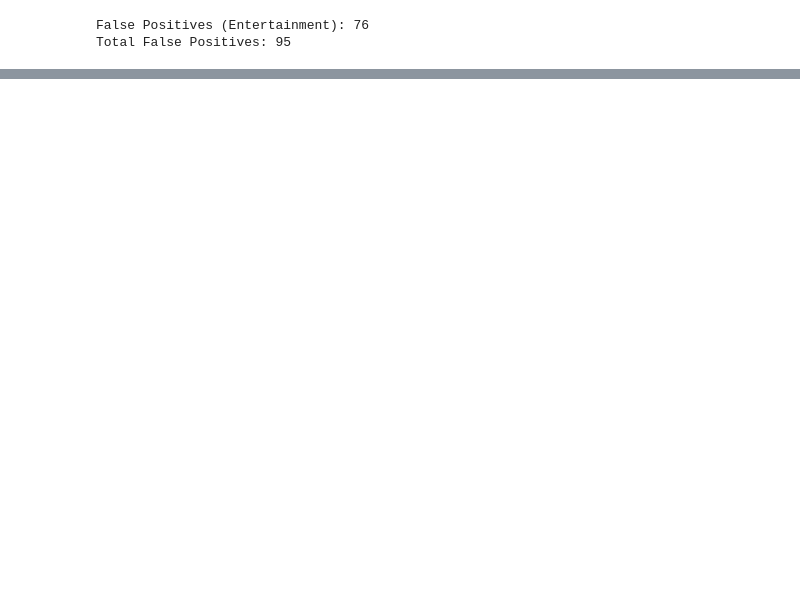
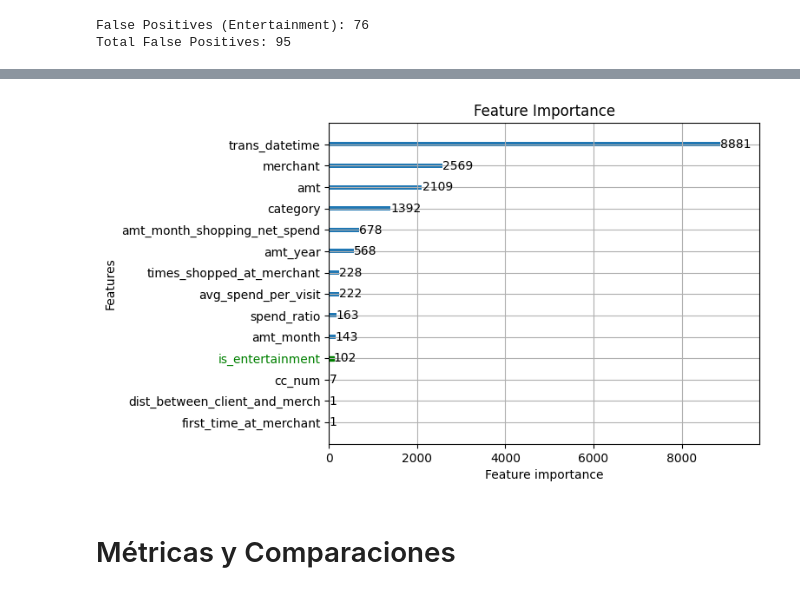
Before and after one commit to AleMar21430/Plus-TI-1, a Jupyter notebook: Target Feature.ipynb, the cells around one changed output, grey strips where cells are left out. Cells and saved outputs as stored; diff of their text form; code cells hidden in the pictures; blank space fills up the shorter version.

```diff
--- a/Target Feature.ipynb
+++ b/Target Feature.ipynb
@@ -175,0 +187,15 @@ lgb.plot_importance(model, max_num_features=20)
+# %%
+train_data = lgb.Dataset(X_train, label=y_train)
+valid_data = lgb.Dataset(X_test, label=y_test)
+
+all_model = lgb.train(
+	params,
+	train_data,
+	valid_sets=[valid_data],
+	num_boost_round=2000,
+	feval = feval_fp_penalty,
+	callbacks=[
+		lgb.early_stopping(100),
+		lgb.log_evaluation(100)
+	]
+)
@@ -175,0 +214,10 @@ lgb.plot_importance(model, max_num_features=20)
+# %%
+ax = lgb.plot_importance(all_model, max_num_features=20, importance_type='split', title="Feature Importance")
+for bar, label in zip(ax.patches, ax.get_yticklabels()):
+	if label.get_text() == 'is_entertainment':
+		label.set_color('green')
+		bar.set_color('green')
+# %% [output]
+[figure, added]
+# %% [markdown]
+# Métricas y Comparaciones
```
Also changed, not shown: parts of 11 cells of this notebook, 1 other file.
